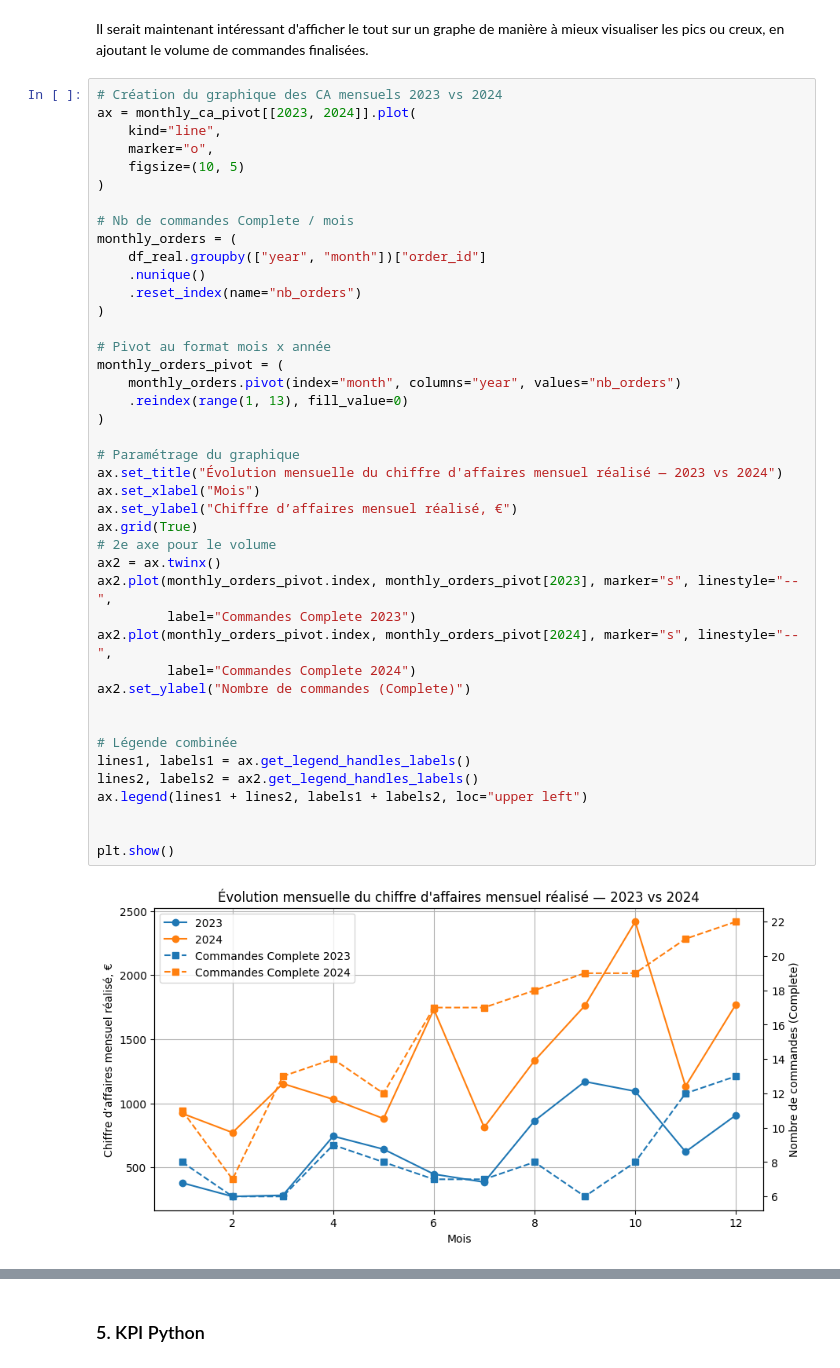
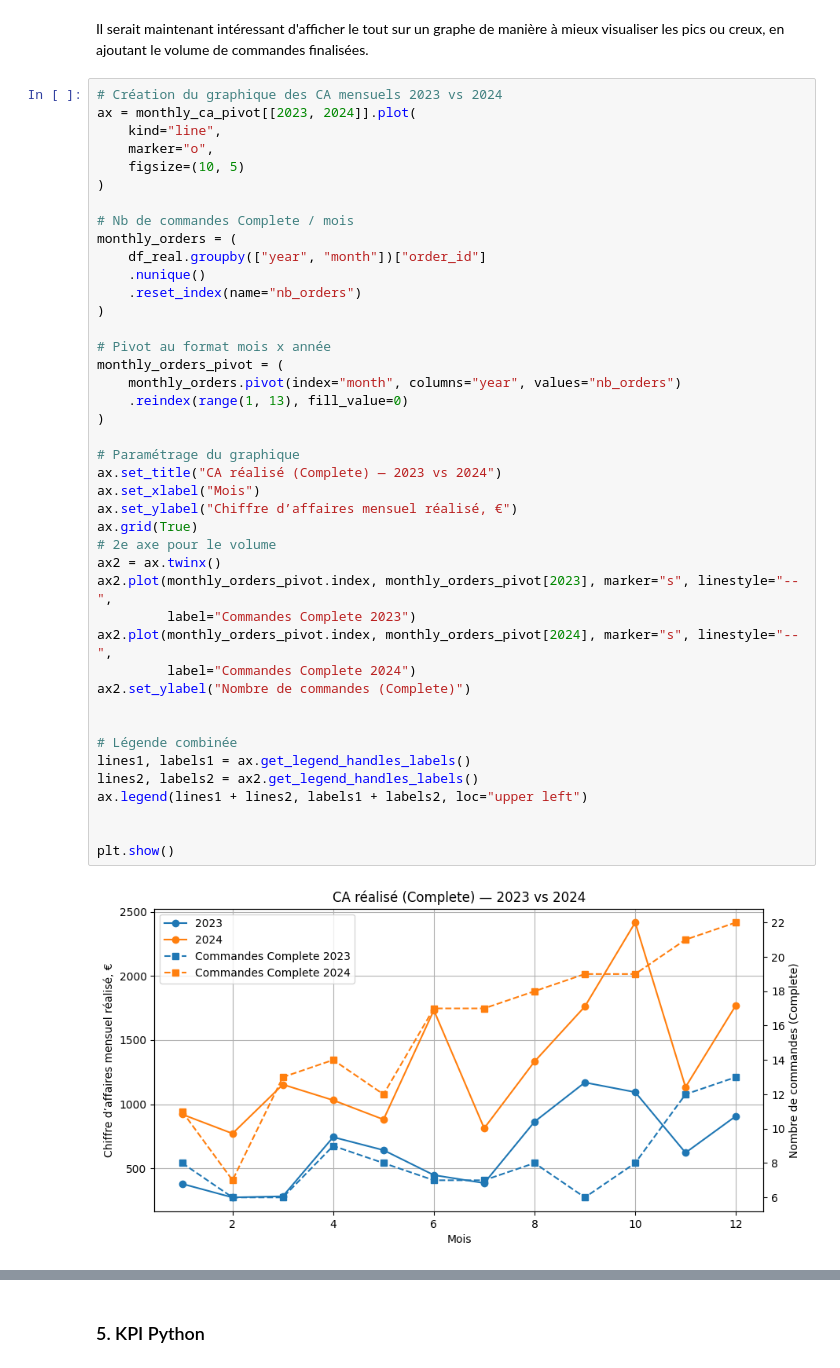
Before and after one commit to Ju3465/Analyse-e-commerce-2023-vs-2024-thelook_ecommerce, a Jupyter notebook: notebooks/eda_thelook_fr_women_2023_2024.ipynb, the cells around one changed output, grey strips where cells are left out. Drawn from its saved outputs; the diff is of its cells as text.

```diff
--- a/notebooks/eda_thelook_fr_women_2023_2024.ipynb
+++ b/notebooks/eda_thelook_fr_women_2023_2024.ipynb
@@ -844,33 +844,33 @@ monthly_orders = (
     .reset_index(name="nb_orders")
 )
 
 # Pivot au format mois x année
 monthly_orders_pivot = (
     monthly_orders.pivot(index="month", columns="year", values="nb_orders")
     .reindex(range(1, 13), fill_value=0)
 )
 
 # Paramétrage du graphique
-ax.set_title("Évolution mensuelle du chiffre d'affaires mensuel réalisé — 2023 vs 2024")
+ax.set_title("CA réalisé (Complete) — 2023 vs 2024")
 ax.set_xlabel("Mois")
 ax.set_ylabel("Chiffre d’affaires mensuel réalisé, €")
 ax.grid(True)
 # 2e axe pour le volume
 ax2 = ax.twinx()
 ax2.plot(monthly_orders_pivot.index, monthly_orders_pivot[2023], marker="s", linestyle="--",
          label="Commandes Complete 2023")
 ax2.plot(monthly_orders_pivot.index, monthly_orders_pivot[2024], marker="s", linestyle="--",
          label="Commandes Complete 2024")
 ax2.set_ylabel("Nombre de commandes (Complete)")
 
 
 # Légende combinée
 lines1, labels1 = ax.get_legend_handles_labels()
 lines2, labels2 = ax2.get_legend_handles_labels()
 ax.legend(lines1 + lines2, labels1 + labels2, loc="upper left")
 
 
 plt.show()
 # %% [output]
-[figure, old version]
+[figure, new version]
 # %% [markdown]
```
Also changed, not shown: parts of 3 cells of this notebook, 1 other file.
